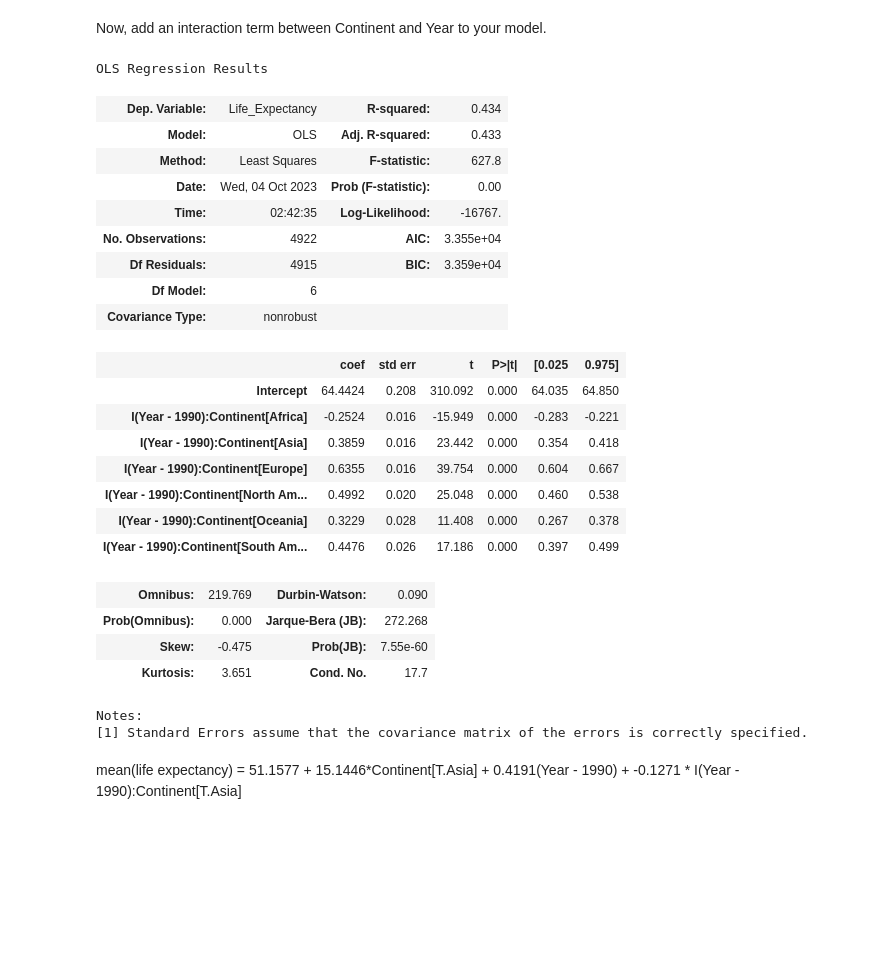
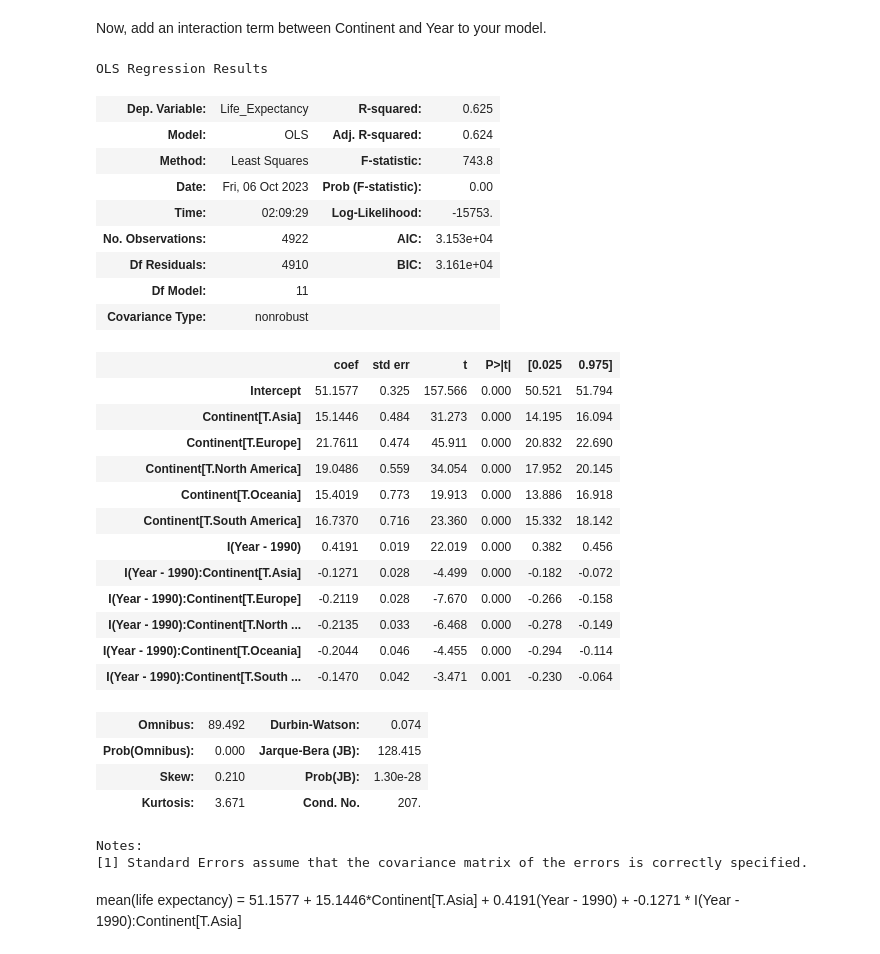
Before and after one commit to nss-data-science-cohort-7/linear-regression-practice-MultidisciplinaryDeepDives, a Jupyter notebook: notebooks/StatisticalModeling_Pt1_LinearRegression.ipynb, the cells around one changed output. Drawn from its saved outputs; the diff is of its cells as text; code cells hidden in the pictures; blank space fills up the shorter version.

```diff
--- a/notebooks/StatisticalModeling_Pt1_LinearRegression.ipynb
+++ b/notebooks/StatisticalModeling_Pt1_LinearRegression.ipynb
@@ -362,31 +338,36 @@ fit_df.plot(x = 'Year', y = 'fitted', ax = ax, color = 'black', label = 'fitted'
 # %% [markdown]
 Now, add an interaction term between Continent and Year to your model.
 # %%
-lm_continent_int = smf.ols('Life_Expectancy ~ I(Year - 1990):Continent', data = gdp_le).fit()
+lm_continent_int = smf.ols('Life_Expectancy ~ I(Year - 1990) + Continent +  I(Year - 1990):Continent', data = gdp_le).fit()
 lm_continent_int.summary()
 # %% [output]
 OLS Regression Results
-| Dep. Variable: | Life_Expectancy | R-squared: | 0.434 |
-| Model: | OLS | Adj. R-squared: | 0.433 |
-| Method: | Least Squares | F-statistic: | 627.8 |
-| Date: | Wed, 04 Oct 2023 | Prob (F-statistic): | 0.00 |
-| Time: | 02:42:35 | Log-Likelihood: | -16767. |
-| No. Observations: | 4922 | AIC: | 3.355e+04 |
-| Df Residuals: | 4915 | BIC: | 3.359e+04 |
-| Df Model: | 6 |  |  |
+| Dep. Variable: | Life_Expectancy | R-squared: | 0.625 |
+| Model: | OLS | Adj. R-squared: | 0.624 |
+| Method: | Least Squares | F-statistic: | 743.8 |
+| Date: | Fri, 06 Oct 2023 | Prob (F-statistic): | 0.00 |
+| Time: | 02:09:29 | Log-Likelihood: | -15753. |
+| No. Observations: | 4922 | AIC: | 3.153e+04 |
+| Df Residuals: | 4910 | BIC: | 3.161e+04 |
+| Df Model: | 11 |  |  |
 | Covariance Type: | nonrobust |  |  |
 |  | coef | std err | t | P>|t| | [0.025 | 0.975] |
-| Intercept | 64.4424 | 0.208 | 310.092 | 0.000 | 64.035 | 64.850 |
-| I(Year - 1990):Continent[Africa] | -0.2524 | 0.016 | -15.949 | 0.000 | -0.283 | -0.221 |
-| I(Year - 1990):Continent[Asia] | 0.3859 | 0.016 | 23.442 | 0.000 | 0.354 | 0.418 |
-| I(Year - 1990):Continent[Europe] | 0.6355 | 0.016 | 39.754 | 0.000 | 0.604 | 0.667 |
-| I(Year - 1990):Continent[North Am... | 0.4992 | 0.020 | 25.048 | 0.000 | 0.460 | 0.538 |
-| I(Year - 1990):Continent[Oceania] | 0.3229 | 0.028 | 11.408 | 0.000 | 0.267 | 0.378 |
-| I(Year - 1990):Continent[South Am... | 0.4476 | 0.026 | 17.186 | 0.000 | 0.397 | 0.499 |
+| Intercept | 51.1577 | 0.325 | 157.566 | 0.000 | 50.521 | 51.794 |
+| Continent[T.Asia] | 15.1446 | 0.484 | 31.273 | 0.000 | 14.195 | 16.094 |
+| Continent[T.Europe] | 21.7611 | 0.474 | 45.911 | 0.000 | 20.832 | 22.690 |
+| Continent[T.North America] | 19.0486 | 0.559 | 34.054 | 0.000 | 17.952 | 20.145 |
+| Continent[T.Oceania] | 15.4019 | 0.773 | 19.913 | 0.000 | 13.886 | 16.918 |
+| Continent[T.South America] | 16.7370 | 0.716 | 23.360 | 0.000 | 15.332 | 18.142 |
+| I(Year - 1990) | 0.4191 | 0.019 | 22.019 | 0.000 | 0.382 | 0.456 |
+| I(Year - 1990):Continent[T.Asia] | -0.1271 | 0.028 | -4.499 | 0.000 | -0.182 | -0.072 |
+| I(Year - 1990):Continent[T.Europe] | -0.2119 | 0.028 | -7.670 | 0.000 | -0.266 | -0.158 |
+| I(Year - 1990):Continent[T.North ... | -0.2135 | 0.033 | -6.468 | 0.000 | -0.278 | -0.149 |
+| I(Year - 1990):Continent[T.Oceania] | -0.2044 | 0.046 | -4.455 | 0.000 | -0.294 | -0.114 |
+| I(Year - 1990):Continent[T.South ... | -0.1470 | 0.042 | -3.471 | 0.001 | -0.230 | -0.064 |
-| Omnibus: | 219.769 | Durbin-Watson: | 0.090 |
-| Prob(Omnibus): | 0.000 | Jarque-Bera (JB): | 272.268 |
-| Skew: | -0.475 | Prob(JB): | 7.55e-60 |
-| Kurtosis: | 3.651 | Cond. No. | 17.7 |
+| Omnibus: | 89.492 | Durbin-Watson: | 0.074 |
+| Prob(Omnibus): | 0.000 | Jarque-Bera (JB): | 128.415 |
+| Skew: | 0.210 | Prob(JB): | 1.30e-28 |
+| Kurtosis: | 3.671 | Cond. No. | 207. |
 Notes:
 [1] Standard Errors assume that the covariance matrix of the errors is correctly specified.
 # %% [markdown]
```
Also changed, not shown: parts of 23 cells of this notebook.
